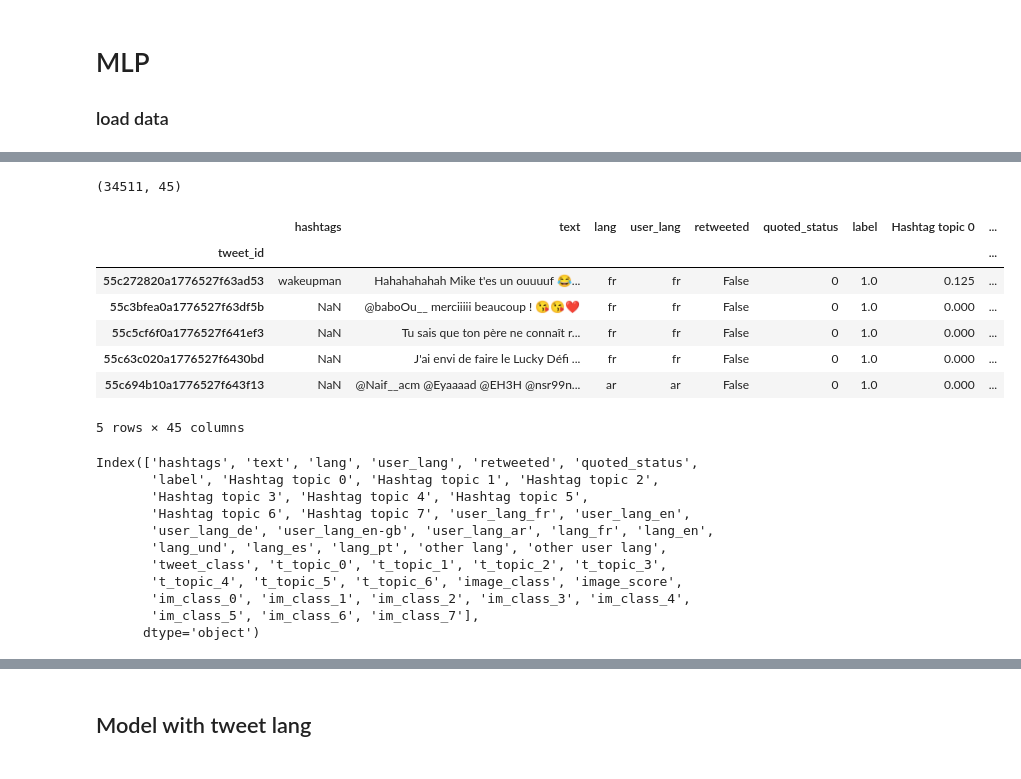
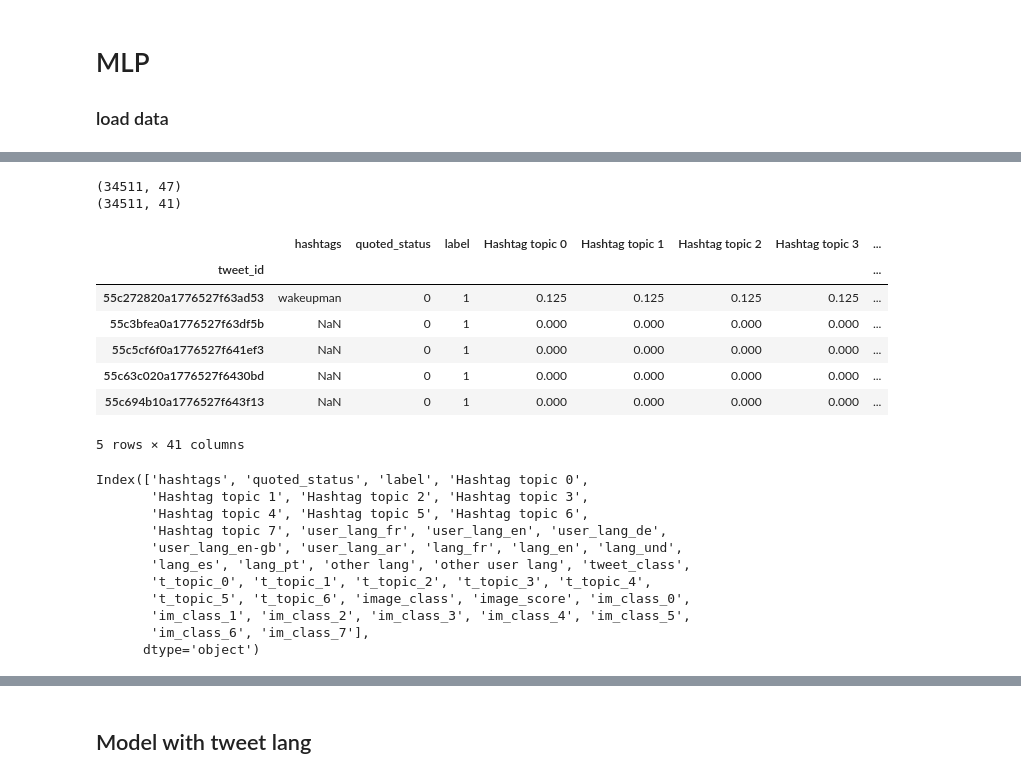
Before and after one commit to valstrl/CSM-project, a Jupyter notebook: mlp.ipynb, the cells around one changed output, grey strips where cells are left out. Cells and saved outputs as stored; diff of their text form; code cells hidden in the pictures.

Commit message:
mlp on all features , same pproportion a^fo images and hashtags in training and test set

```diff
--- a/mlp.ipynb
+++ b/mlp.ipynb
@@ -60,51 +57,64 @@ gt[gt['label'].isnull()]
 # %%
+gt=pd.read_pickle('data/groundtruth_all.pkl')#.drop(['Unnamed: 0','Unnamed: 0.1'], axis =1)
+print(gt.shape)
+gt=gt.drop('id', axis =1)
+gt= gt.set_index('tweet_id')
+
 #gt= pd.read_csv('data/groundtruth_hashtags_lang.csv',index_col=0 )
 
 #check if NaN tweet_id
 #gt=gt[~gt['tweet_id'].isna()]
 #gt=gt.set_index('tweet_id')
 
 gt['quoted_status']= ~gt['quoted_status'].isnull()
 gt[[ 'quoted_status']] = gt[[ 'quoted_status']].astype(int)
 
-#gt=gt.drop( [ 'lang', 'text', 'user_lang','retweeted'], axis =1)
+gt=gt.drop( [ 'lang', 'text', 'user_lang','retweeted'], axis =1)
 #gt['retweeted'] = gt['retweeted'].apply(lambda x: str_bool(x))
 
 
-lang_col = [col for col in gt.columns if col.startswith('lang_')]
-user_lang_col= [col for col in gt.columns if col.startswith('user_lang_')]
+lang_col = [col for col in gt.columns if col.startswith('lang_')] +['other lang']
+user_lang_col= [col for col in gt.columns if col.startswith('user_lang_')] + ['other user lang']
 hashtag_col= [col for col in gt.columns if col.startswith('Hashtag topic')]
-img_col= [col for col in gt.columns if col.startswith('im_class_')] + ['image_class', 'image_score']
-topic_col= [col for col in gt.columns if col.startswith('t_topic_')]+['tweet_class']
+img_col= [col for col in gt.columns if col.startswith('im_class_')]
+topic_col= [col for col in gt.columns if col.startswith('t_topic_')]
 
 
-gt[user_lang_col + ['other user lang']] = gt[user_lang_col + ['other user lang']].fillna(0).astype(int)
-gt[lang_col + ['other lang']] = gt[lang_col + ['other lang']].fillna(0).astype(int)
-gt[hashtag_col] = gt[hashtag_col].fillna(0).apply(lambda x: [str_bool(y) for y in x.values])
-gt[hashtag_col] = gt[hashtag_col].astype(float)
+gt[user_lang_col + ['other user lang']] = gt[user_lang_col + ['other user lang']].fillna(0)#.astype(int)
+gt[lang_col + ['other lang']] = gt[lang_col + ['other lang']].fillna(0)#.astype(int)
+#gt[hashtag_col] = gt[hashtag_col].fillna(0).apply(lambda x: [str_bool(y) for y in x.values])
+#gt[hashtag_col] = gt[hashtag_col].astype(float)
+
+#for tweets with no hashtags , replace NaN by 0 in hashtags topics distribution
+gt[hashtag_col]=gt[hashtag_col].fillna(0)
+#for tweets with no images , replace NaN by 0 in images class probabilities
+gt[img_col] = gt[img_col].fillna(0)
+
+
 print(gt.shape)
 gt.head()
 # %% [output]
-(34511, 45)
+(34511, 47)
+(34511, 41)
-|  | hashtags | text | lang | user_lang | retweeted | quoted_status | label | Hashtag topic 0 | ... |
-| tweet_id |  |  |  |  |  |  |  |  | ... |
-| 55c272820a1776527f63ad53 | wakeupman | Hahahahahah Mike t'es un ouuuuf 😂... | fr | fr | False | 0 | 1.0 | 0.125 | ... |
-| 55c3bfea0a1776527f63df5b | NaN | @baboOu__ merciiiii beaucoup ! 😘😘❤️ | fr | fr | False | 0 | 1.0 | 0.000 | ... |
-| 55c5cf6f0a1776527f641ef3 | NaN | Tu sais que ton père ne connaît r... | fr | fr | False | 0 | 1.0 | 0.000 | ... |
-| 55c63c020a1776527f6430bd | NaN | J'ai envi de faire le Lucky Défi ... | fr | fr | False | 0 | 1.0 | 0.000 | ... |
-| 55c694b10a1776527f643f13 | NaN | @Naif__acm @Eyaaaad @EH3H @nsr99n... | ar | ar | False | 0 | 1.0 | 0.000 | ... |
+|  | hashtags | quoted_status | label | Hashtag topic 0 | Hashtag topic 1 | Hashtag topic 2 | Hashtag topic 3 | ... |
+| tweet_id |  |  |  |  |  |  |  | ... |
+| 55c272820a1776527f63ad53 | wakeupman | 0 | 1 | 0.125 | 0.125 | 0.125 | 0.125 | ... |
+| 55c3bfea0a1776527f63df5b | NaN | 0 | 1 | 0.000 | 0.000 | 0.000 | 0.000 | ... |
+| 55c5cf6f0a1776527f641ef3 | NaN | 0 | 1 | 0.000 | 0.000 | 0.000 | 0.000 | ... |
+| 55c63c020a1776527f6430bd | NaN | 0 | 1 | 0.000 | 0.000 | 0.000 | 0.000 | ... |
+| 55c694b10a1776527f643f13 | NaN | 0 | 1 | 0.000 | 0.000 | 0.000 | 0.000 | ... |
-5 rows × 45 columns
+5 rows × 41 columns
 # %%
 gt.columns
 # %% [output]
-Index(['hashtags', 'text', 'lang', 'user_lang', 'retweeted', 'quoted_status',
-       'label', 'Hashtag topic 0', 'Hashtag topic 1', 'Hashtag topic 2',
-       'Hashtag topic 3', 'Hashtag topic 4', 'Hashtag topic 5',
-       'Hashtag topic 6', 'Hashtag topic 7', 'user_lang_fr', 'user_lang_en',
-       'user_lang_de', 'user_lang_en-gb', 'user_lang_ar', 'lang_fr', 'lang_en',
-       'lang_und', 'lang_es', 'lang_pt', 'other lang', 'other user lang',
-       'tweet_class', 't_topic_0', 't_topic_1', 't_topic_2', 't_topic_3',
-       't_topic_4', 't_topic_5', 't_topic_6', 'image_class', 'image_score',
-       'im_class_0', 'im_class_1', 'im_class_2', 'im_class_3', 'im_class_4',
-       'im_class_5', 'im_class_6', 'im_class_7'],
+Index(['hashtags', 'quoted_status', 'label', 'Hashtag topic 0',
+       'Hashtag topic 1', 'Hashtag topic 2', 'Hashtag topic 3',
+       'Hashtag topic 4', 'Hashtag topic 5', 'Hashtag topic 6',
+       'Hashtag topic 7', 'user_lang_fr', 'user_lang_en', 'user_lang_de',
+       'user_lang_en-gb', 'user_lang_ar', 'lang_fr', 'lang_en', 'lang_und',
+       'lang_es', 'lang_pt', 'other lang', 'other user lang', 'tweet_class',
+       't_topic_0', 't_topic_1', 't_topic_2', 't_topic_3', 't_topic_4',
+       't_topic_5', 't_topic_6', 'image_class', 'image_score', 'im_class_0',
+       'im_class_1', 'im_class_2', 'im_class_3', 'im_class_4', 'im_class_5',
+       'im_class_6', 'im_class_7'],
       dtype='object')
```
Also changed, not shown: parts of 27 cells of this notebook.
